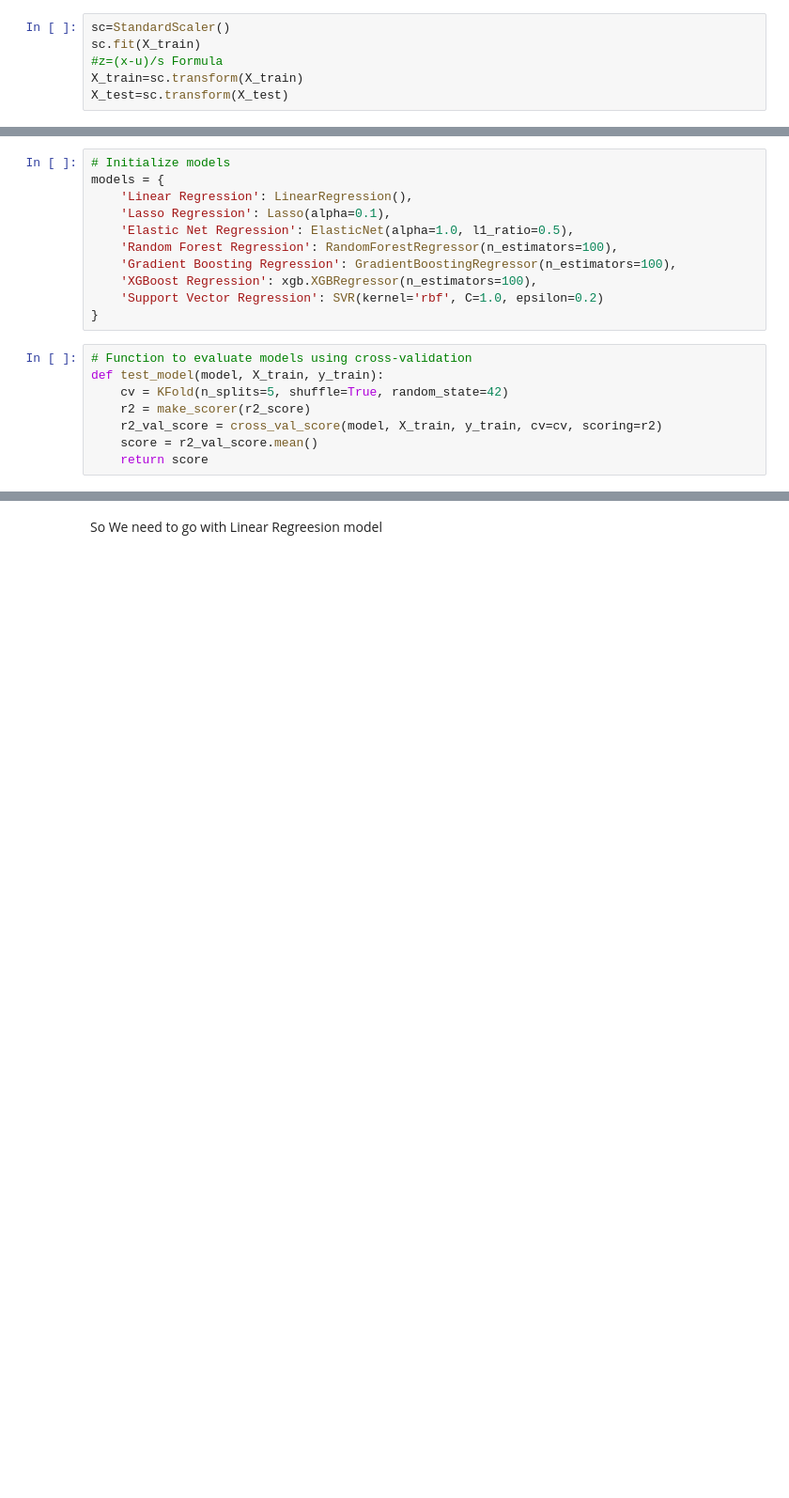
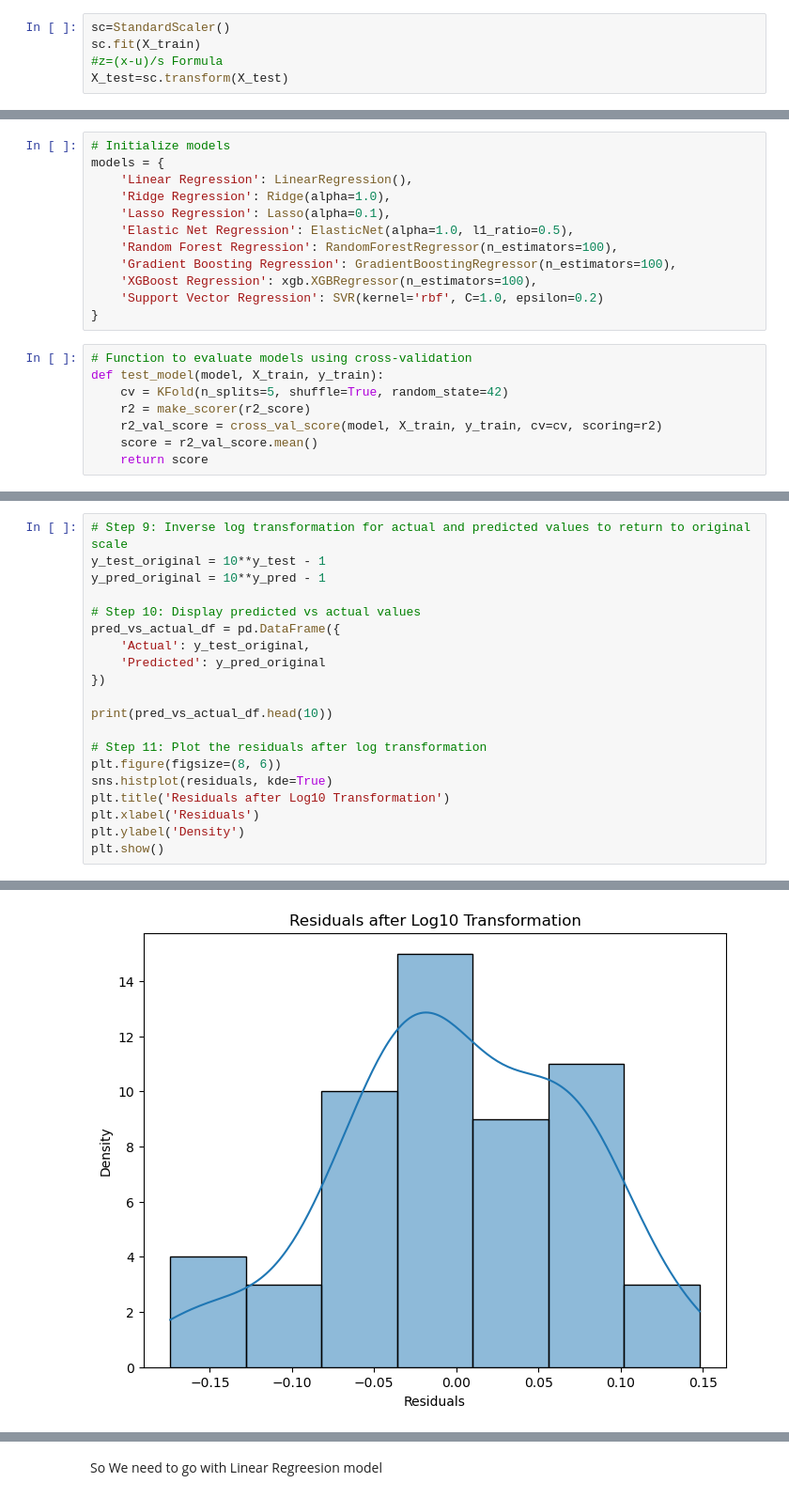
Before and after one commit to SouravKumarNaik/Price_Prediction_Saas, a Jupyter notebook: software_pricing.ipynb, the cells around one changed output, grey strips where cells are left out. Shown at 94% size. Drawn from its saved outputs; the diff is of its cells as text; blank space fills up the shorter version.

```diff
--- a/software_pricing.ipynb
+++ b/software_pricing.ipynb
@@ -387,7 +392,6 @@ Testing set shape: (60, 4)
 sc=StandardScaler()
 sc.fit(X_train)
 #z=(x-u)/s Formula
-X_train=sc.transform(X_train)
 X_test=sc.transform(X_test)
 # %%
 X_train[:3,:]
@@ -481,6 +485,7 @@ Number of features: 8
 # Initialize models
 models = {
     'Linear Regression': LinearRegression(),
+    'Ridge Regression': Ridge(alpha=1.0),
     'Lasso Regression': Lasso(alpha=0.1),
     'Elastic Net Regression': ElasticNet(alpha=1.0, l1_ratio=0.5),
     'Random Forest Regression': RandomForestRegressor(n_estimators=100),
@@ -539,0 +542,21 @@ Linear Regression Mean Squared Error on Test Set: 14.6883
+# %%
+# Step 9: Inverse log transformation for actual and predicted values to return to original scale
+y_test_original = 10**y_test - 1
+y_pred_original = 10**y_pred - 1
+
+# Step 10: Display predicted vs actual values
+pred_vs_actual_df = pd.DataFrame({
+    'Actual': y_test_original,
+    'Predicted': y_pred_original
+})
+
+print(pred_vs_actual_df.head(10))
+
+# Step 11: Plot the residuals after log transformation
+plt.figure(figsize=(8, 6))
+sns.histplot(residuals, kde=True)
+plt.title('Residuals after Log10 Transformation')
+plt.xlabel('Residuals')
+plt.ylabel('Density')
+plt.show()
+# %% [output]
@@ -539,0 +588 @@ Linear Regression Mean Squared Error on Test Set: 14.6883
+[figure, added]
```
Also changed, not shown: parts of 50 cells of this notebook, 5 other files.
